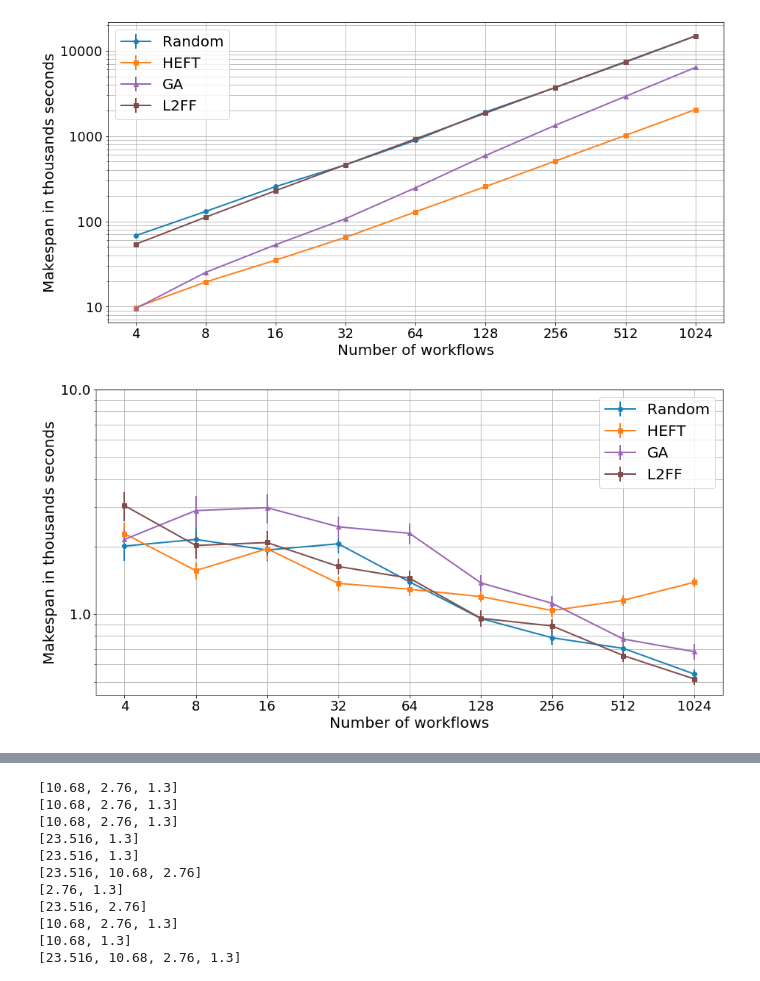
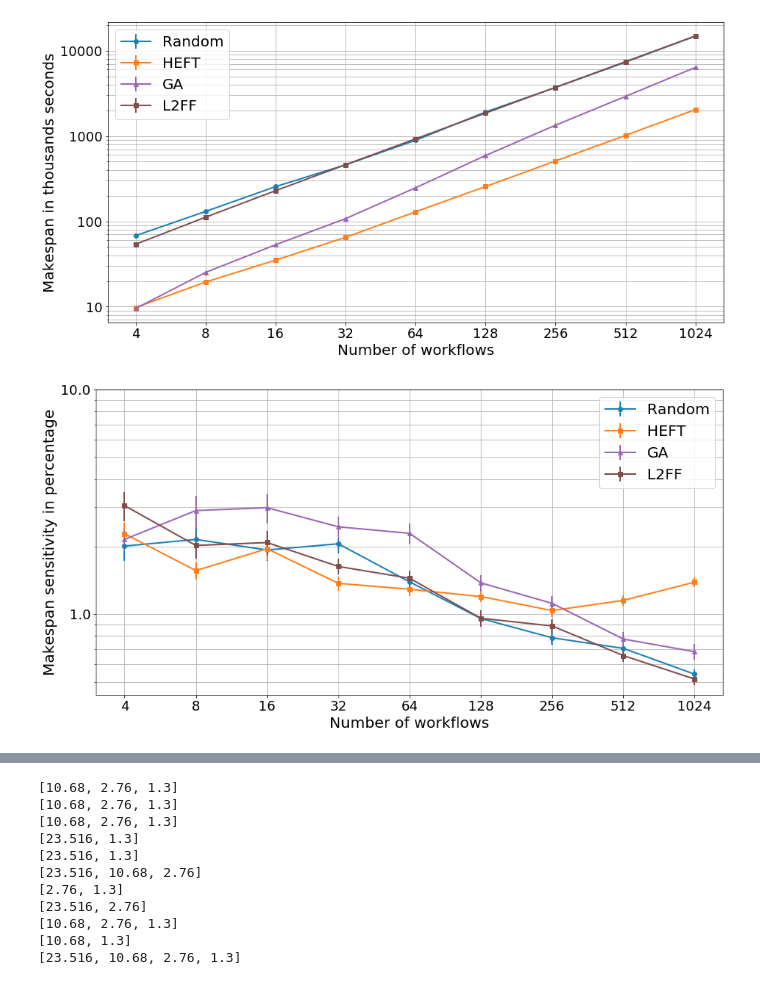
Before and after one commit to radical-experiments/campaign_manager, a Jupyter notebook: Notebooks/HeterogeneousResFix.ipynb, the cells around one changed output, grey strips where cells are left out. Saved outputs shown, nothing was run; the diff lists cells and outputs as text; code cells hidden in the pictures.

```diff
--- a/Notebooks/HeterogeneousResFix.ipynb
+++ b/Notebooks/HeterogeneousResFix.ipynb
@@ -84,35 +256,35 @@ _ = axis.set_xscale('symlog',basex=2)
 _ = axis.set_ylabel('Makespan in thousands seconds',fontsize=20)
 _ = axis.set_xlabel('Number of workflows',fontsize=20)
 _ = axis.set_xticklabels(axis.get_xticks().astype('int').tolist(),fontsize=18)
 _ = axis.set_yticklabels((axis.get_yticks()/1000).astype('int').tolist(),fontsize=18)
 _ = axis.grid('on', which='both')
 #_ = axis.set_title('As a function of the number of resources', fontsize=22)
 _ = axis.legend(fontsize=20)
 #_ = fig.savefig('../Figures/StHomoResources_StHomoCampaigns.pdf',bbox_inches='tight')
 #fig.savefig('StHomoResources_StHomoCampaigns.pdf',bbox_inches='tight')
 
 fig,axis = plt.subplots(nrows=1,ncols=1,figsize=(15,7.5))
 _ = axis.errorbar(StHeteroCampaigns_4DynHeteroResourcesRAND_means.index, StHeteroCampaigns_4DynHeteroResourcesRAND_means['mpn_snt_norm'].values, StHeteroCampaigns_4DynHeteroResourcesRAND_stds['mpn_snt_norm'].values / 10, color=tableau20(0),marker='o',label='Random',linewidth=2)
 _ = axis.errorbar(StHeteroCampaigns_4DynHeteroResourcesHEFT_means.index, StHeteroCampaigns_4DynHeteroResourcesHEFT_means['mpn_snt_norm'].values, StHeteroCampaigns_4DynHeteroResourcesHEFT_stds['mpn_snt_norm'].values / 10, marker='s',label='HEFT', color=tableau20(2),linewidth=2)
 _ = axis.errorbar(StHeteroCampaigns_4DynHeteroResourcesGA50_means.index, StHeteroCampaigns_4DynHeteroResourcesGA50_means['mpn_snt_norm'].values, StHeteroCampaigns_4DynHeteroResourcesGA50_stds['mpn_snt_norm'].values / 10, color=tableau20(8),marker='^',label='GA',linewidth=2)
 _ = axis.errorbar(StHeteroCampaigns_4DynHeteroResourcesL2FF_means.index, StHeteroCampaigns_4DynHeteroResourcesL2FF_means['mpn_snt_norm'].values, StHeteroCampaigns_4DynHeteroResourcesL2FF_stds['mpn_snt_norm'].values / 10, marker='s',label='L2FF', color=tableau20(10),linewidth=2)
 # _ = axis.errorbar([4, 8, 16, 32, 64, 128], ideal, linestyle='--',label='Expected', color=greys(150),linewidth=2)
 # _ = axis.fill_between(workflows_sizes, min_vals, max_vals, color=greens(250), alpha=0.2, label='RANDOM Max-Min')
 _ = axis.set_yscale('log')
 _ = axis.set_xscale('symlog',basex=2)
 _ = axis.set_yticks([0.01,0.1])
-_ = axis.set_ylabel('Makespan in thousands seconds',fontsize=20)
+_ = axis.set_ylabel('Makespan sensitivity in percentage',fontsize=20)
 _ = axis.set_xlabel('Number of workflows',fontsize=20)
 _ = axis.set_xticklabels(axis.get_xticks().astype('int').tolist(),fontsize=18)
 _ = axis.set_yticklabels(axis.get_yticks() * 100,fontsize=18)
 _ = axis.grid('on', which='both')
 #_ = axis.set_title('As a function of the number of resources', fontsize=22)
 _ = axis.legend(fontsize=20)
 #_ = fig.savefig('../Figures/StHomoResources_StHomoCampaigns.pdf',bbox_inches='tight')
 #fig.savefig('StHomoResources_StHomoCampaigns.pdf',bbox_inches='tight')
 # %% [output]
 [figure]
-[figure, old version]
+[figure, new version]
 # %%
 DynHeteroResources_StHeteroCampaignsHEFT = pd.read_csv('../Data/heft/DynHeteroResources_StHeteroCampaignsHEFT_new.csv')
 DynHeteroResources_StHeteroCampaignsL2FF = pd.read_csv('../Data/l2ff/DynHeteroResources_StHeteroCampaignsL2FF_new.csv')
```
Also changed, not shown: parts of 14 cells of this notebook.
